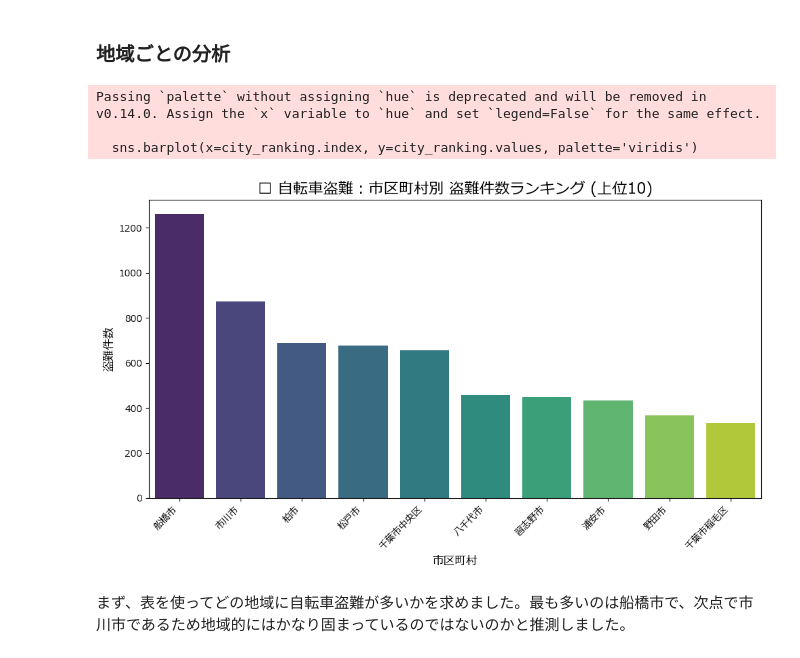
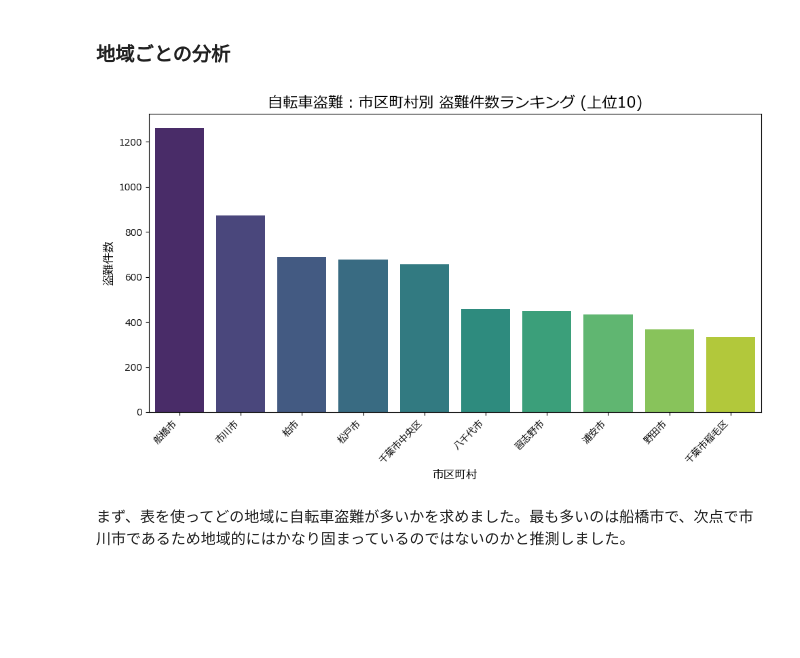
Before and after one commit to a250890y-cmd/Yu_Peach, a Jupyter notebook: bikecycle/bikecycle.ipynb, the cells around one changed output. Cells and saved outputs as stored; diff of their text form; code cells hidden in the pictures; blank space fills up the shorter version.

```diff
--- a/bikecycle/bikecycle.ipynb
+++ b/bikecycle/bikecycle.ipynb
@@ -21,38 +21,37 @@ print(bike.head())
 4      青葉町  20240917      14                  その他     その他   20歳代    その他  施錠せず
 # %% [markdown]
 ### 地域ごとの分析
-# %%
-import pandas as pd
-import matplotlib.pyplot as plt
-import seaborn as sns # ★修正：sns (Seaborn) をインポート
-
-# --- 日本語設定 ---
-plt.rcParams['font.family'] = 'Meiryo'
-plt.rcParams['axes.unicode_minus'] = False
-
-# CSVファイルを読み込み、dfを定義する (NameError対策)
-# 環境に合わせてファイル名を指定
-df = pd.read_csv("bikecycle.csv")
-
-# 市区町村別の件数を集計し、降順でソート
-city_ranking = df['市区町村（発生地）'].value_counts().head(10)
-
-# グラフの描画
-plt.figure(figsize=(10, 6))
-# Seabornを使って描画
-sns.barplot(x=city_ranking.index, y=city_ranking.values, palette='viridis')
-
-plt.title('📍 自転車盗難：市区町村別 盗難件数ランキング (上位10)', fontsize=16)
-plt.xlabel('市区町村', fontsize=12)
-plt.ylabel('盗難件数', fontsize=12)
-plt.xticks(rotation=45, ha='right')
-plt.tight_layout()
-plt.show()
-# %% [output]
-Passing `palette` without assigning `hue` is deprecated and will be removed in v0.14.0. Assign the `x` variable to `hue` and set `legend=False` for the same effect.
-
-  sns.barplot(x=city_ranking.index, y=city_ranking.values, palette='viridis')
-[figure, removed]
+# %%
+import pandas as pd
+import matplotlib.pyplot as plt
+import seaborn as sns
+
+# --- 日本語設定 ---
+plt.rcParams['font.family'] = 'Meiryo'
+plt.rcParams['axes.unicode_minus'] = False
+
+# CSVファイルを読み込み、dfを定義する
+df = pd.read_csv("bikecycle.csv")
+
+# 市区町村別の件数を集計し、降順でソート
+city_ranking = df['市区町村（発生地）'].value_counts().head(10)
+
+# グラフの描画
+plt.figure(figsize=(10, 6))
+
+# ★修正点: FutureWarning対策として、明示的に hue=city_ranking.index を指定し、paletteを使う
+# 'hue'を指定しないと将来的にpaletteが機能しなくなるという警告を回避します。
+sns.barplot(x=city_ranking.index, y=city_ranking.values, hue=city_ranking.index, palette='viridis', legend=False)
+
+# ★修正点: UserWarning (絵文字未対応) 対策として、タイトルから絵文字 (📍) を削除
+plt.title('自転車盗難：市区町村別 盗難件数ランキング (上位10)', fontsize=16)
+plt.xlabel('市区町村', fontsize=12)
+plt.ylabel('盗難件数', fontsize=12)
+plt.xticks(rotation=45, ha='right')
+plt.tight_layout()
+plt.show()
+# %% [output]
+[figure, added]
 # %% [markdown]
 まず、表を使ってどの地域に自転車盗難が多いかを求めました。最も多いのは船橋市で、次点で市川市であるため地域的にはかなり固まっているのではないのかと推測しました。
 # %% [markdown]
```
